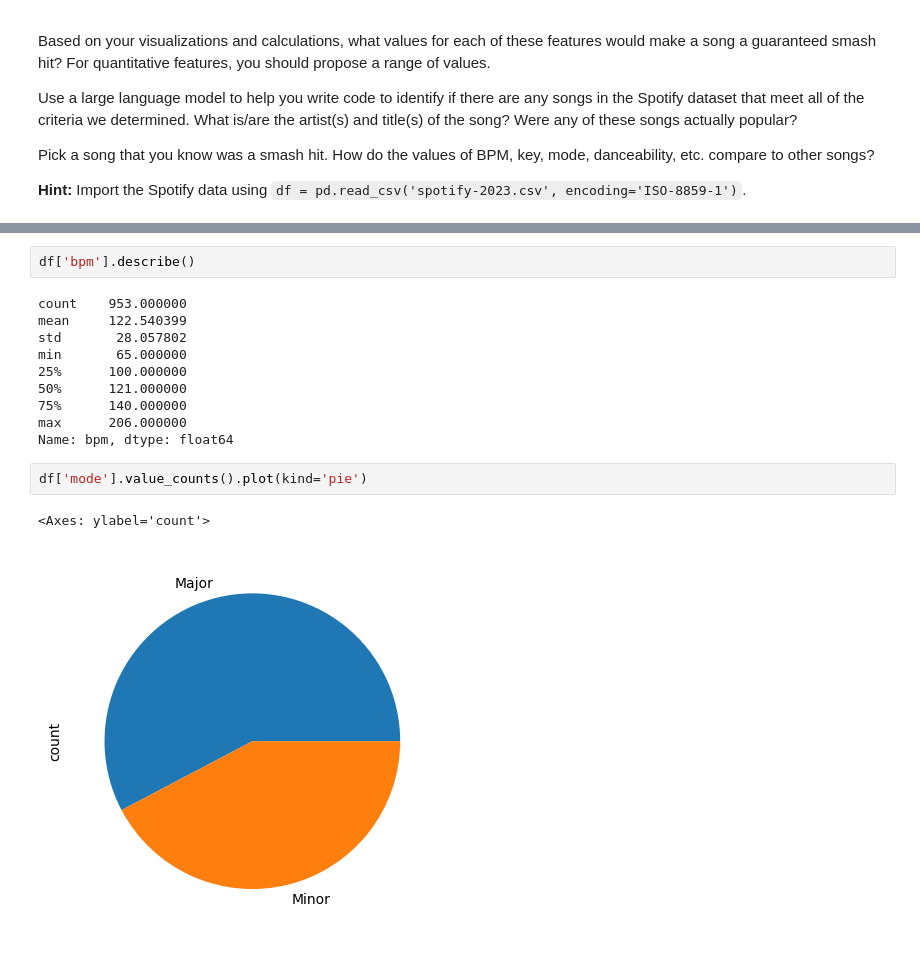
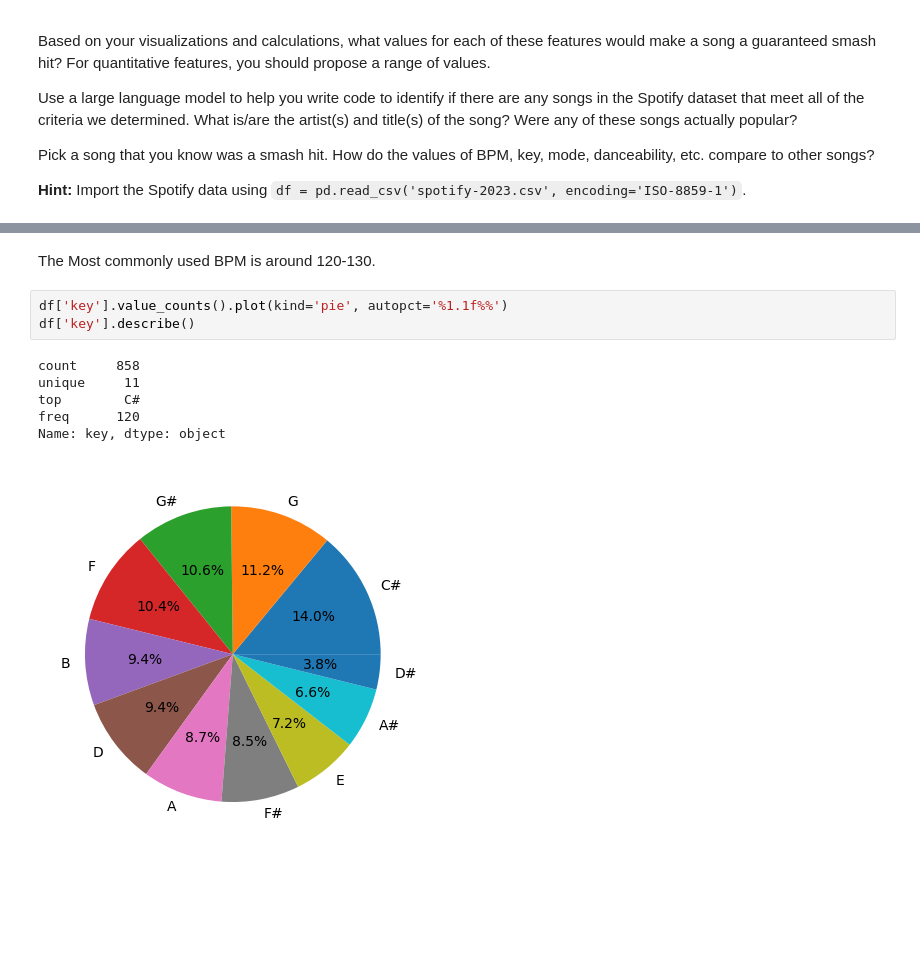
Before and after one commit to FlameFawn/Data_Visualization_And_Modeling_BrendanS, a Jupyter notebook: Lab/1.3 Data Visualization Lab.ipynb, the cells around one changed output, grey strips where cells are left out. Cells and saved outputs as stored; diff of their text form; blank space fills up the shorter version.

```diff
--- a/Lab/1.3 Data Visualization Lab.ipynb
+++ b/Lab/1.3 Data Visualization Lab.ipynb
@@ -47,17 +70,12 @@ df['bpm'].plot(kind='hist')
-# %%
-df['bpm'].describe()
-# %% [output]
-count    953.000000
-mean     122.540399
-std       28.057802
-min       65.000000
-25%      100.000000
-50%      121.000000
-75%      140.000000
-max      206.000000
-Name: bpm, dtype: float64
+# %% [markdown]
+The Most commonly used BPM is around 120-130.
 # %%
-df['mode'].value_counts().plot(kind='pie')
+df['key'].value_counts().plot(kind='pie', autopct='%1.1f%%')
+df['key'].describe()
 # %% [output]
-<Axes: ylabel='count'>
+count     858
+unique     11
+top        C#
+freq      120
+Name: key, dtype: object
-[figure, old version]
+[figure, new version]
```
Also changed, not shown: parts of 18 cells of this notebook.
